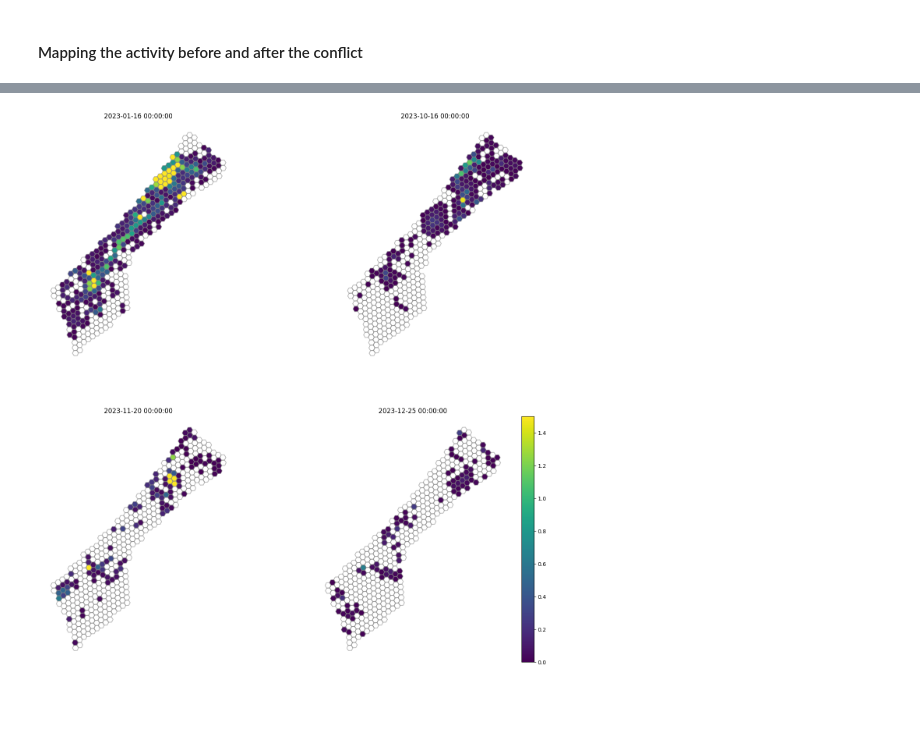
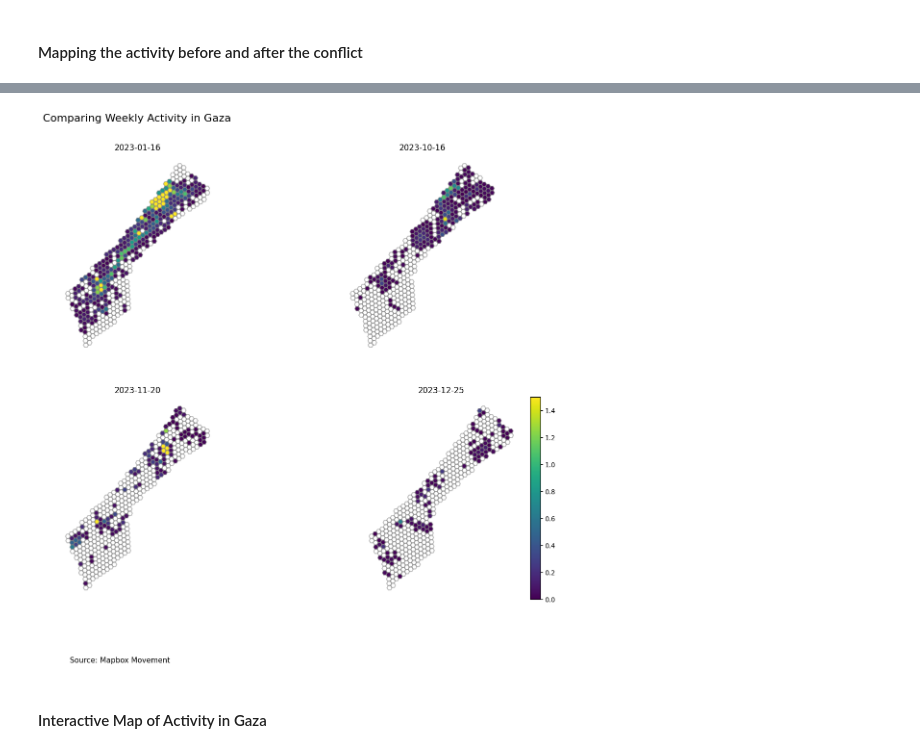
Before and after one commit to datapartnership/gaza-israel-conflict-impact-analysis, a Jupyter notebook: notebooks/mobility/mapbox.ipynb, the cells around one changed output, grey strips where cells are left out. Drawn from its saved outputs; the diff is of its cells as text; code cells hidden in the pictures; blank space fills up the shorter version.

```diff
--- a/notebooks/mobility/mapbox.ipynb
+++ b/notebooks/mobility/mapbox.ipynb
@@ -118,7 +118,7 @@ movement.sort_values(by="agg_day_period", inplace=True)
 # movement_day.to_csv('../../data/mapbox/processed/movement_h3_day_gaza_2023.csv')
 movement_day.sort_values(by="agg_day_period", inplace=True)
 # %%
-movement_adm["agg_day_period"] = movement_adm["agg_day_period"].apply(
+movement["agg_day_period"] = movement["agg_day_period"].apply(
     lambda x: pd.to_datetime(x)
 )
 # %%
@@ -171,11 +171,12 @@ Loading BokehJS ...
 #### Mapping the activity before and after the conflict
 # %%
 import matplotlib.pyplot as plt
+import matplotlib.colors as mcolors
 
 fig, axs = plt.subplots(1, 2, figsize=(10, 5))
 ax = axs.flatten()
 
-for idx, date in enumerate(["2023-10-02 00:00:00", "2023-10-09 00:00:00"]):
+for idx, date in enumerate(["2023-10-02", "2023-10-09"]):
     # print(idx)
     gaza_h3.boundary.plot(ax=ax[idx], color="grey", alpha=0.5)
     if idx == 1:
@@ -185,8 +186,19 @@ for idx, date in enumerate(["2023-10-02 00:00:00", "2023-10-09 00:00:00"]):
     gaza_h3.merge(
         movement_day[movement_day["agg_day_period"] == date], on="h3_index"
     ).plot(
-        column="activity_index_total", legend=legend_bool, ax=ax[idx], vmin=0, vmax=1.5
+        column="activity_index_total", legend=False, ax=ax[idx], vmin=0, vmax=1.5
     )
     ax[idx].axis("off")
     ax[idx].set_title(date)
+    #ax[0].text(x=0, y=0, s='Source: Mapbox Movement')
+
+norm = mcolors.Normalize(vmin=0, vmax=1.5)
+sm = plt.cm.ScalarMappable(cmap='viridis', norm=norm)
+sm.set_array([])  # You have to set an empty array to avoid an error
+
+# Create a colorbar as a continuous legend
+cbar = plt.colorbar(sm, ax=ax, orientation='vertical', fraction=0.046, pad=0.04)
+
+fig.text(s='Source: Mapbox Movement', x=0.1, y=0, fontsize=11)
+plt.suptitle('Comparing Daily Activity in Gaza', fontsize=16, x=0.3, y=0.99);
 # %% [output]
@@ -194,26 +206,38 @@ for idx, date in enumerate(["2023-10-02 00:00:00", "2023-10-09 00:00:00"]):
 # %%
 import matplotlib.pyplot as plt
 
-fig, axs = plt.subplots(2, 2, figsize=(18, 18))
+fig, axs = plt.subplots(2, 2, figsize=(14, 12))
 ax = axs.flatten()
 
 for idx, date in enumerate(
     [
-        "2023-01-16 00:00:00",
-        "2023-10-16 00:00:00",
-        "2023-11-20 00:00:00",
-        "2023-12-25 00:00:00",
+        "2023-01-16",
+        "2023-10-16",
+        "2023-11-20",
+        "2023-12-25",
     ]
 ):
     gaza_h3.boundary.plot(ax=ax[idx], color="grey", alpha=0.5)
     if idx == 3:
         legend_bool = True
     else:
         legend_bool = False
     gaza_h3.merge(movement[movement["agg_day_period"] == date], on="h3_index").plot(
-        column="activity_index_total", legend=legend_bool, ax=ax[idx], vmin=0, vmax=1.5
+        column="activity_index_total", legend=False, ax=ax[idx], vmin=0, vmax=1.5
     )
     ax[idx].axis("off")
     ax[idx].set_title(date)
+
+norm = mcolors.Normalize(vmin=0, vmax=1.5)
+sm = plt.cm.ScalarMappable(cmap='viridis', norm=norm)
+sm.set_array([])  # You have to set an empty array to avoid an error
+
+# Create a colorbar as a continuous legend
+cbar = plt.colorbar(sm, ax=ax[3], orientation='vertical', fraction=0.046, pad=0.04)
+
+fig.text(s='Source: Mapbox Movement', x=0.2, y=0, fontsize=11)
+plt.suptitle('Comparing Weekly Activity in Gaza', fontsize=16, x=0.3, y=0.95);
 # %% [output]
-[figure, old version]
+[figure, new version]
+# %% [markdown]
+#### Interactive Map of Activity in Gaza
```
Also changed, not shown: parts of 2 cells of this notebook, 2 other files.
